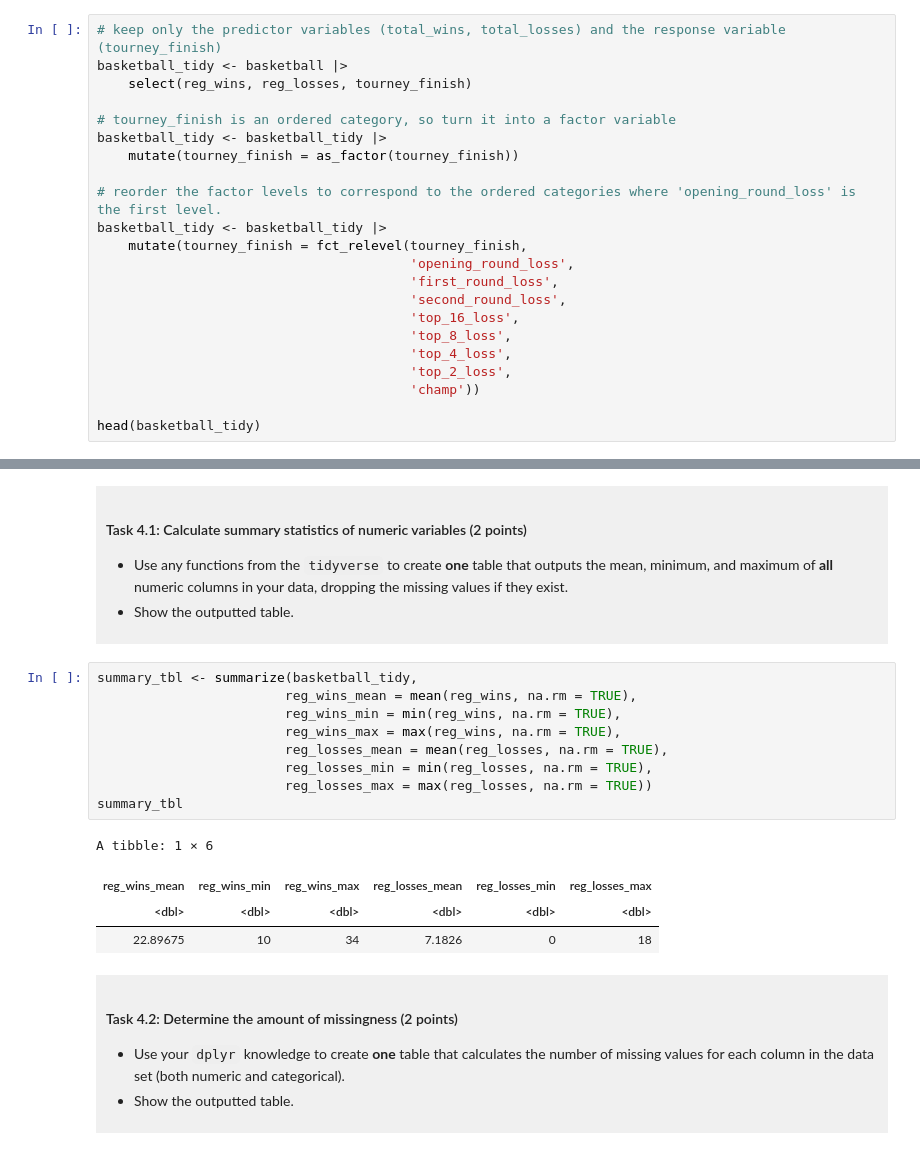
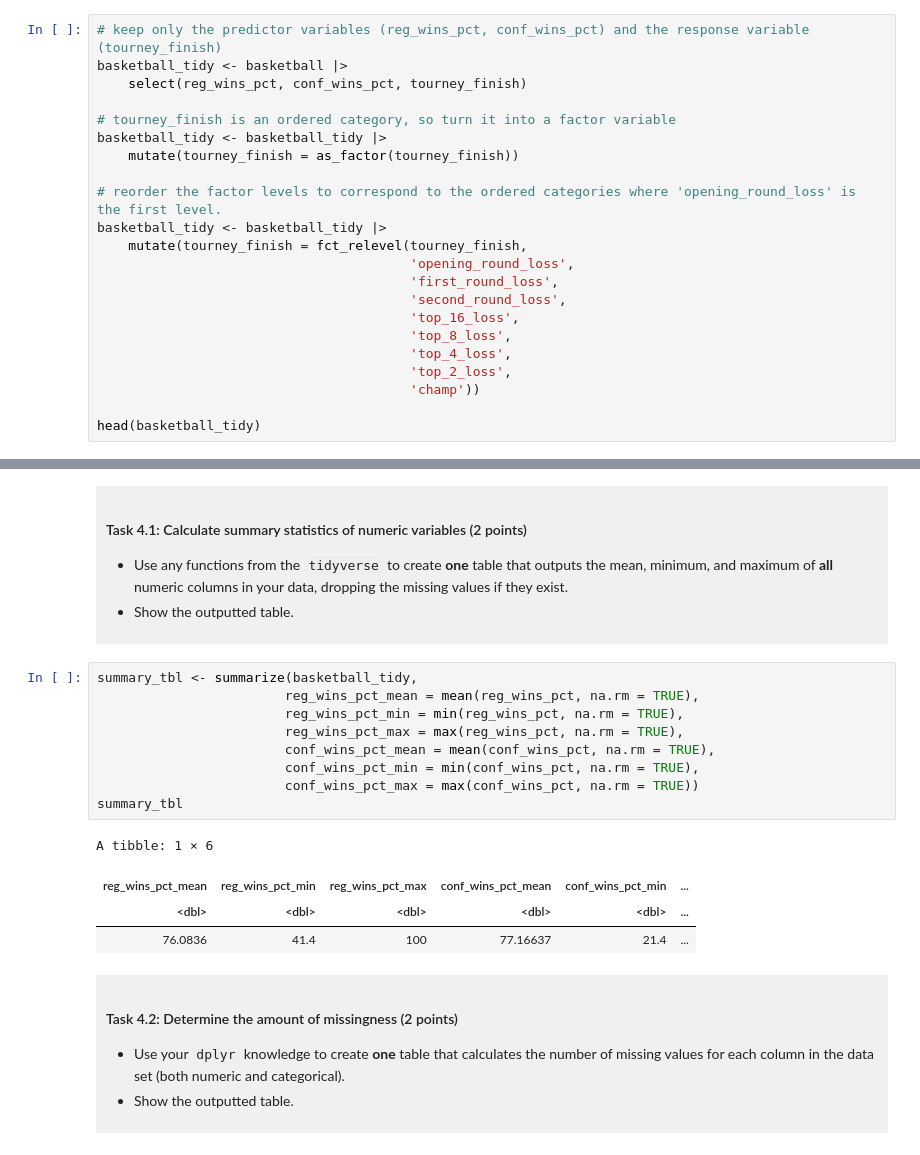
Before and after one commit to cliupatra/dsci-100-project-alexis-liu, a Jupyter notebook: dsci-100-project-notebook.ipynb, the cells around one changed output, grey strips where cells are left out. Drawn from its saved outputs; the diff is of its cells as text.

```diff
--- a/dsci-100-project-notebook.ipynb
+++ b/dsci-100-project-notebook.ipynb
@@ -220,9 +220,9 @@ Produce a tidy data set that could be used to answer your research question usin
 
 </div>
 # %%
-# keep only the predictor variables (total_wins, total_losses) and the response variable (tourney_finish)
+# keep only the predictor variables (reg_wins_pct, conf_wins_pct) and the response variable (tourney_finish)
 basketball_tidy <- basketball |>
-    select(reg_wins, reg_losses, tourney_finish)
+    select(reg_wins_pct, conf_wins_pct, tourney_finish)
 
 # tourney_finish is an ordered category, so turn it into a factor variable
 basketball_tidy <- basketball_tidy |>
@@ -280,18 +280,18 @@ You will refine your research question (if needed) and produce a tidy data set.
 </div>
 # %%
 summary_tbl <- summarize(basketball_tidy,
-                        reg_wins_mean = mean(reg_wins, na.rm = TRUE),
-                        reg_wins_min = min(reg_wins, na.rm = TRUE),
-                        reg_wins_max = max(reg_wins, na.rm = TRUE),
-                        reg_losses_mean = mean(reg_losses, na.rm = TRUE),
-                        reg_losses_min = min(reg_losses, na.rm = TRUE),
-                        reg_losses_max = max(reg_losses, na.rm = TRUE))
+                        reg_wins_pct_mean = mean(reg_wins_pct, na.rm = TRUE),
+                        reg_wins_pct_min = min(reg_wins_pct, na.rm = TRUE),
+                        reg_wins_pct_max = max(reg_wins_pct, na.rm = TRUE),
+                        conf_wins_pct_mean = mean(conf_wins_pct, na.rm = TRUE),
+                        conf_wins_pct_min = min(conf_wins_pct, na.rm = TRUE),
+                        conf_wins_pct_max = max(conf_wins_pct, na.rm = TRUE))
 summary_tbl
 # %% [output]
 A tibble: 1 × 6
-| reg_wins_mean | reg_wins_min | reg_wins_max | reg_losses_mean | reg_losses_min | reg_losses_max |
-| <dbl> | <dbl> | <dbl> | <dbl> | <dbl> | <dbl> |
-| 22.89675 | 10 | 34 | 7.1826 | 0 | 18 |
+| reg_wins_pct_mean | reg_wins_pct_min | reg_wins_pct_max | conf_wins_pct_mean | conf_wins_pct_min | ... |
+| <dbl> | <dbl> | <dbl> | <dbl> | <dbl> | ... |
+| 76.0836 | 41.4 | 100 | 77.16637 | 21.4 | ... |
 # %% [markdown]
 <div style="background-color: #f0f0f0; padding: 10px;">
 
```
Also changed, not shown: parts of 9 cells of this notebook.
